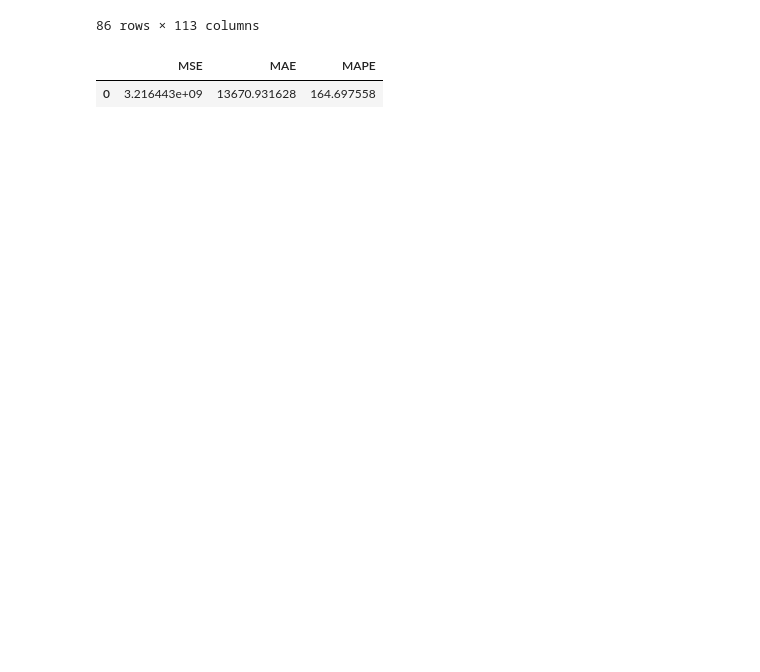
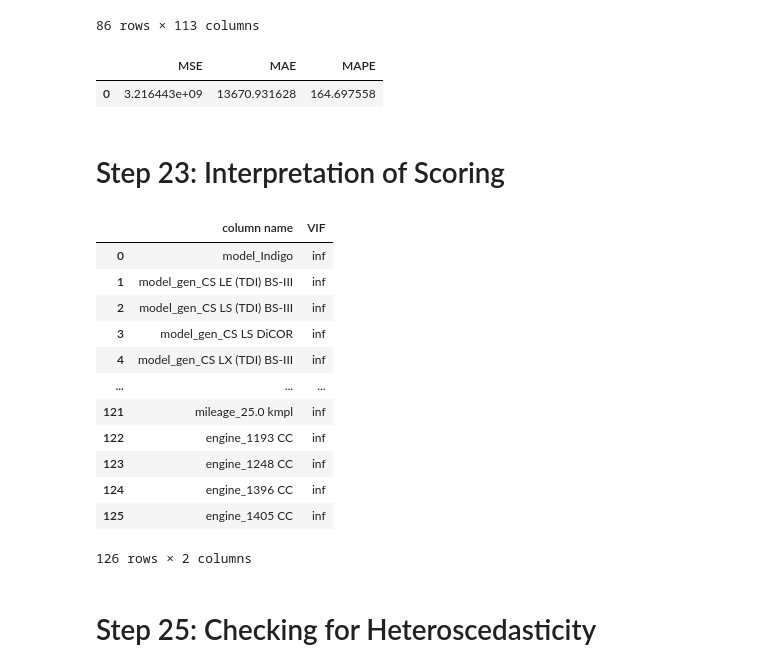
Before and after one commit to sdragoi/DSWP_MLRProject, a Jupyter notebook: Model Testing V2.ipynb, the cells around one changed output. Saved outputs shown, nothing was run; the diff lists cells and outputs as text; code cells hidden in the pictures; blank space fills up the shorter version.

```diff
--- a/Model Testing V2.ipynb
+++ b/Model Testing V2.ipynb
@@ -1111,3 +1105,25 @@ test_scores
 # %% [output]
 |  | MSE | MAE | MAPE |
 | 0 | 3.216443e+09 | 13670.931628 | 164.697558 |
+# %% [markdown]
+# Step 23: Interpretation of Scoring
+# %%
+VIFdf = X.drop(['model', 'model_gen', 'model_spec', 'year', 'miles_driven', 'fuel',
+       'seller_type', 'num_previous_owners', 'mileage', 'engine'], axis=1)
+calculate_vif(VIFdf)
+# %% [output]
+|  | column name | VIF |
+| 0 | model_Indigo | inf |
+| 1 | model_gen_CS LE (TDI) BS-III | inf |
+| 2 | model_gen_CS LS (TDI) BS-III | inf |
+| 3 | model_gen_CS LS DiCOR | inf |
+| 4 | model_gen_CS LX (TDI) BS-III | inf |
+| ... | ... | ... |
+| 121 | mileage_25.0 kmpl | inf |
+| 122 | engine_1193 CC | inf |
+| 123 | engine_1248 CC | inf |
+| 124 | engine_1396 CC | inf |
+| 125 | engine_1405 CC | inf |
+126 rows × 2 columns
+# %% [markdown]
+# Step 25: Checking for Heteroscedasticity
```
Also changed, not shown: parts of 3 cells of this notebook, 1 other file.
